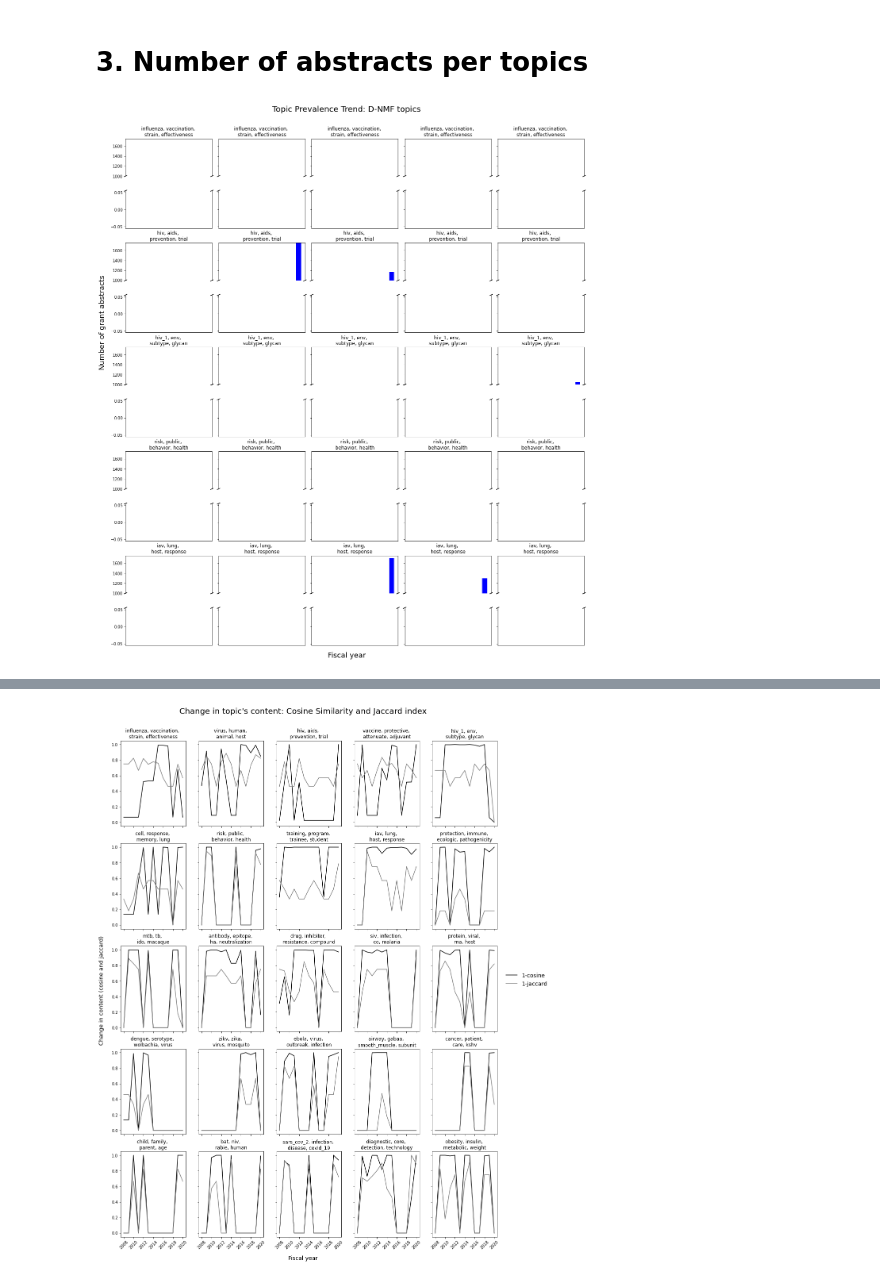
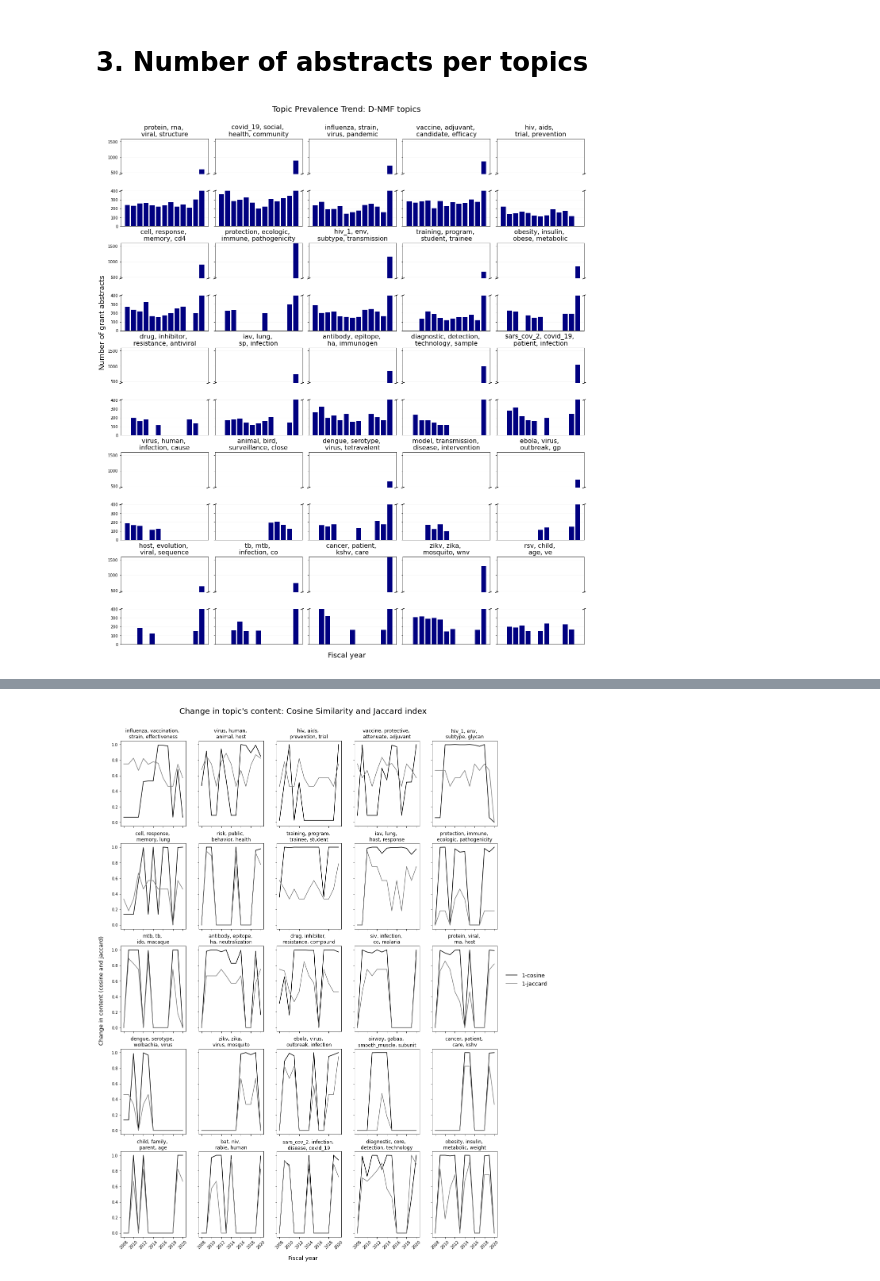
Before and after one commit to uva-bi-sdad/publicrd, a Jupyter notebook: src/Dynamic_Topic_Modelling/dNMF_update_with_pandemic_data/dNMF_pandemics.ipynb, the cells around one changed output, grey strips where cells are left out. Cells and saved outputs as stored; diff of their text form; code cells hidden in the pictures.

```diff
--- a/src/Dynamic_Topic_Modelling/dNMF_update_with_pandemic_data/dNMF_pandemics.ipynb
+++ b/src/Dynamic_Topic_Modelling/dNMF_update_with_pandemic_data/dNMF_pandemics.ipynb
@@ -885,24 +886,0 @@ plt.savefig('fig/number_grants_static.png',dpi = 100)
-# %%
-# plot the number of abstracts
-fig, ax = plt.subplots(5, 5, sharex = True, sharey = True, figsize=(17,23))
-plt.xticks(rotation ='vertical')
-
-for p in range(0,topic_select):
-    # map count to i,j in grid
-    i = int(p/5)
-    j = p - i*5
-
-    # make a plot
-    ax[i,j].bar(dabstracts['year'], dabstracts["Topic"+" "+str(p)], color="blue")
-    ax[i,j].set_title(overall01['Topic '+str(p)][0] +', '+ overall01['Topic '+str(p)][1] +', \n'+ overall01['Topic '+str(p)][2] +', '+ overall01['Topic '+str(p)][3])
-    ax[i,j].set_xticks(dabstracts['year'][::2])
-    ax[i,j].set_xticklabels(dabstracts['year'][::2], rotation=45)
-
-fig.suptitle('Topic Prevalence Trend: static NMF topics', x=0.5, y=0.83, fontsize = 20)
-fig.text(0.5, -0.01, 'Fiscal year', ha='center', fontsize = 18)
-fig.text(-0.01, 0.5, 'Number of grant abstracts', va='center', rotation='vertical', fontsize = 18)
-fig.tight_layout()
-fig.subplots_adjust(top=0.78)
-
-#plt.show()
-plt.savefig('fig/number_grants_static.png',dpi = 100)
@@ -1001,42 +977,47 @@ for p in range(0,topic_select):
     subset = dfmodel[dfmodel['topic_num']==p]
 
     # make a plot
-    ax[i,j].bar(subset['year'], subset['abstract_count'], color="blue")
-    ax[i,j].set_title(overall['Topic '+str(i)][0] +', '+ overall['Topic '+str(i)][1] +', \n'+ overall['Topic '+str(i)][2] +', '+ overall['Topic '+str(i)][3])
-    ax[i,j].set_ylim(0,500)
+    ax[i+1,j].bar(subset['year'], subset['abstract_count'], color="navy")
+    ax[i+1,j].set_xticks(subset['year'][::2])
+    ax[i+1,j].set_xticklabels(subset['year'][::2], rotation=45)
+    ax[i+1,j].set_axisbelow(True)
+    ax[i+1,j].grid(color = "whitesmoke")
 
-    ax[i,j].bar(subset['year'], subset['abstract_count'], color="blue")
-    ax[i,j].set_xticks(subset['year'][::2])
-    ax[i,j].set_xticklabels(subset['year'][::2], rotation=45)
-    ax[i,j].set_ylim(1000,1750)
+    ax[i,j].bar(subset['year'], subset['abstract_count'], color="navy")
+    ax[i,j].set_title(overall01['Topic '+str(p)][0] +', '+ overall01['Topic '+str(p)][1] +', \n'+ overall01['Topic '+str(p)][2] +', '+ overall01['Topic '+str(p)][3], fontsize=16)
+    ax[i,j].set_axisbelow(True)
+    ax[i,j].grid(color = "whitesmoke")
+
 
     # broken axis
     ax[i,j].spines['bottom'].set_visible(False)
     ax[i,j].set_xticks([])
     #ax[i+1,j].set_xticks(np.arange(2008,2021,2))
     ax[i+1,j].spines['top'].set_visible(False)
+    ax[i,j].set_ylim(450,1600)
+    ax[i+1,j].set_ylim(0,400)
 
     d = .015  # how big to make the diagonal lines in axes coordinates
-    # arguments to pass to plot, just so we don't keep repeating them
+    #arguments to pass to plot, just so we don't keep repeating them
     kwargs = dict(transform=ax[i,j].transAxes, color='k', clip_on=False)
     ax[i,j].plot((-d, +d), (-d, +d), **kwargs)        # top-left diagonal
     ax[i,j].plot((1 - d, 1 + d), (-d, +d), **kwargs)  # top-right diagonal
 
     kwargs.update(transform=ax[i+1,j].transAxes)  # switch to the bottom axes
     ax[i+1,j].plot((-d, +d), (1 - d, 1 + d), **kwargs)  # bottom-left diagonal
     ax[i+1,j].plot((1 - d, 1 + d), (1 - d, 1 + d), **kwargs)  # bottom-right diagonal
 
 
 fig.suptitle('Topic Prevalence Trend: D-NMF topics', x=0.5, y=0.83, fontsize = 20)
 fig.text(0.5, -0.01, 'Fiscal year', ha='center', fontsize = 18)
 fig.text(-0.01, 0.5, 'Number of grant abstracts', va='center', rotation='vertical', fontsize = 18)
 fig.tight_layout()
 fig.subplots_adjust(top=0.78)
 
 #plt.show()
 plt.savefig('fig/number_grants.png',dpi = 100)
 # %% [output]
-[figure, old version]
+[figure, new version]
 # %%
 # count the number of abstracts by dynamic topics
 fig, ax = plt.subplots(5, 5, sharex = True, sharey = True, figsize=(17,23))
```
Also changed, not shown: parts of 9 cells of this notebook, 5 other files.
